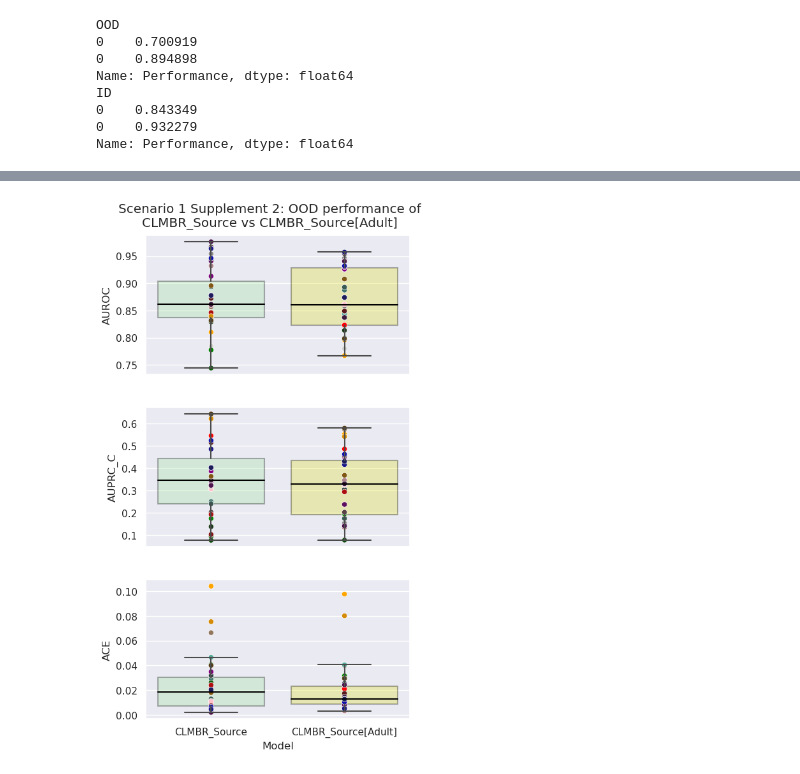
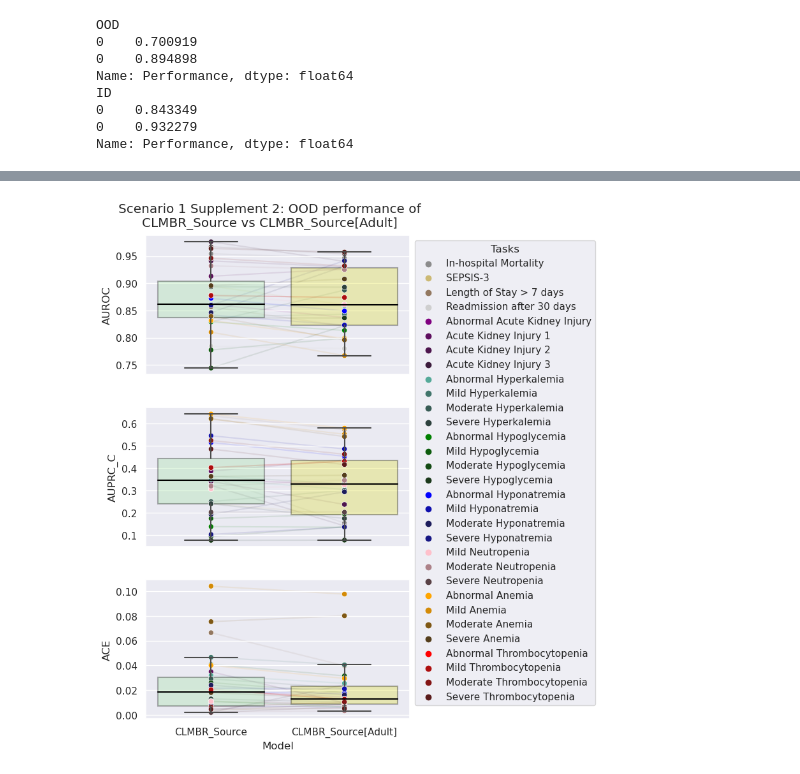
Before and after one commit to som-shahlab/adult_ped_transfer_learning, a Jupyter notebook: experiments/notebooks/plot_evaluation_all_task_all_models.ipynb, the cells around one changed output, grey strips where cells are left out. Drawn from its saved outputs; the diff is of its cells as text; code cells hidden in the pictures.

```diff
--- a/experiments/notebooks/plot_evaluation_all_task_all_models.ipynb
+++ b/experiments/notebooks/plot_evaluation_all_task_all_models.ipynb
@@ -416,19 +505,20 @@ fig.tight_layout(rect=[0, 0.03, 1, 0.95])
 fig.suptitle('Scenario 1: No target training data available ')
 for r, metric in enumerate(metrics):
     df = plot_dict['s1m'][metric]
+    df = df.replace({'Tasks':{**titles}})
     bp = sns.boxplot(x="Model", y="Performance", data=df, showfliers = False, boxprops={'edgecolor':'black', 'alpha':0.3}, medianprops={"color": "black"}, ax=axs[r], palette=model_colours)
-    sp = sns.scatterplot(x="Model",  y="Performance", data=df, hue='task',  palette=sns.color_palette(palette_list), ax=axs[r])
+    sp = sns.scatterplot(x="Model",  y="Performance", data=df, hue='Tasks',  palette=sns.color_palette(palette_list), ax=axs[r])
 
-#     lp = sns.lineplot(x="Model", y="Performance", hue='task', data=df, palette=sns.color_palette(palette_list), dashes=True, legend=False, alpha=0.1, ax=axs[r])
-    h,l = sp.axes.get_legend_handles_labels()
-    sp.legend_.remove()
+    lp = sns.lineplot(x="Model", y="Performance", hue='Tasks', data=df.reset_index(), palette=sns.color_palette(palette_list), dashes=True, legend=False, alpha=0.1, ax=axs[r], zorder=0)
+
     axs[r].set_ylabel(y_axis[metric]['label'])
+    if r != 0:
+        sp.legend_.remove()
     if r != len(metrics)-1:
         axs[r].set_xlabel('')
         axs[r].set(xticklabels=[])
 
+sns.move_legend(axs[0], "upper left", bbox_to_anchor=(1, 1))
 # sp.fig.legend(h,l, ncol=6)
-
-# increase dpi, reduce figsiz
-#fix styling
+plt.savefig('figures/sc_1_main.png', bbox_inches='tight')
 # %% [output]
@@ -441,17 +531,17 @@ fig.tight_layout(rect=[0, 0.03, 1, 0.95])
 fig.suptitle('Scenario 1 Supplement 1: ID performance of\nCount-LR_Source and CLMBR_Source')
 for r, metric in enumerate(metrics):
     df = plot_dict['s1s1'][metric]
+    df = df.replace({'Tasks':{**titles}})
     bp = sns.boxplot(x="Model", y="Performance", data=df, showfliers = False, boxprops={'edgecolor':'black', 'alpha':0.3}, medianprops={"color": "black"}, ax=axs[r], palette=model_colours)
-    sp = sns.scatterplot(x="Model",  y="Performance", data=df, hue='task',  palette=sns.color_palette(palette_list), ax=axs[r])
-#     print(df)
-#     lp = sns.lineplot(x="Model", y="Performance", hue='task', data=df, palette=sns.color_palette(palette_list), dashes=True, legend=False, alpha=0.1, ax=axs[r])
-    h,l = sp.axes.get_legend_handles_labels()
-    sp.legend_.remove()
+    sp = sns.scatterplot(x="Model",  y="Performance", data=df, hue='Tasks',  palette=sns.color_palette(palette_list), ax=axs[r])
+    lp = sns.lineplot(x="Model", y="Performance", hue='Tasks', data=df.reset_index(), palette=sns.color_palette(palette_list), dashes=True, legend=False, alpha=0.05, ax=axs[r], zorder=0)
     axs[r].set_ylabel(y_axis[metric]['label'])
+    if r != 0:
+        sp.legend_.remove()
     if r != len(metrics)-1:
         axs[r].set_xlabel('')
         axs[r].set(xticklabels=[])
 
-# increase dpi, reduce figsiz
-#fix styling
+sns.move_legend(axs[0], "upper left", bbox_to_anchor=(1, 1))
+plt.savefig('figures/sc_1_supp_1.png', bbox_inches='tight')
 # %% [output]
@@ -459,26 +549,26 @@ for r, metric in enumerate(metrics):
 # %%
 sns.set(rc={"figure.dpi":100, 'savefig.dpi':500})
 fig, axs = plt.subplots(nrows=3, figsize=(5,9))
 fig.tight_layout(rect=[0, 0.03, 1, 0.95])
 # Main figure for Scenario 1
 fig.suptitle('Scenario 1 Supplement 2: OOD performance of\nCLMBR_Source vs CLMBR_Source[Adult]')
 for r, metric in enumerate(metrics):
     df = plot_dict['s1s2'][metric]
+    df = df.replace({'Tasks':{**titles}})
     bp = sns.boxplot(x="Model", y="Performance", data=df, showfliers = False, boxprops={'edgecolor':'black', 'alpha':0.3}, medianprops={"color": "black"}, ax=axs[r], palette=model_colours)
-    sp = sns.scatterplot(x="Model",  y="Performance", data=df, hue='task',  palette=sns.color_palette(palette_list), ax=axs[r])
-#     print(df)
-#     lp = sns.lineplot(x="Model", y="Performance", hue='task', data=df, palette=sns.color_palette(palette_list), dashes=True, legend=False, alpha=0.1, ax=axs[r])
-    h,l = sp.axes.get_legend_handles_labels()
-    sp.legend_.remove()
+    sp = sns.scatterplot(x="Model",  y="Performance", data=df, hue='Tasks',  palette=sns.color_palette(palette_list), ax=axs[r])
+    lp = sns.lineplot(x="Model", y="Performance", hue='Tasks', data=df.reset_index(), palette=sns.color_palette(palette_list), dashes=True, legend=False, alpha=0.1, ax=axs[r], zorder=0)
     axs[r].set_ylabel(y_axis[metric]['label'])
+    if r != 0:
+        sp.legend_.remove()
     if r != len(metrics)-1:
         axs[r].set_xlabel('')
         axs[r].set(xticklabels=[])
 
-# increase dpi, reduce figsiz
-#fix styling
+sns.move_legend(axs[0], "upper left", bbox_to_anchor=(1, 1))
+plt.savefig('figures/sc_1_supp_2.png', bbox_inches='tight')
 # %% [output]
-[figure, old version]
+[figure, new version]
 # %%
 sns.set(rc={"figure.dpi":100, 'savefig.dpi':500})
 fig, axs = plt.subplots(nrows=3, figsize=(8,9))
```
Also changed, not shown: parts of 21 cells of this notebook, 9 other files.
